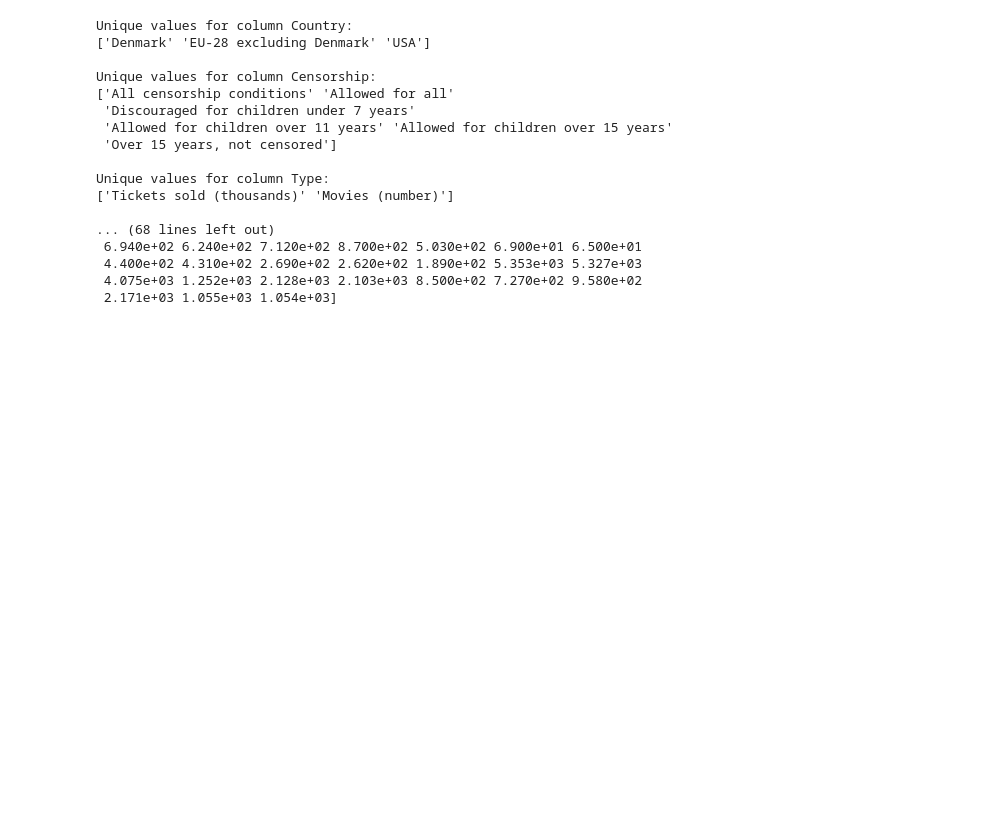
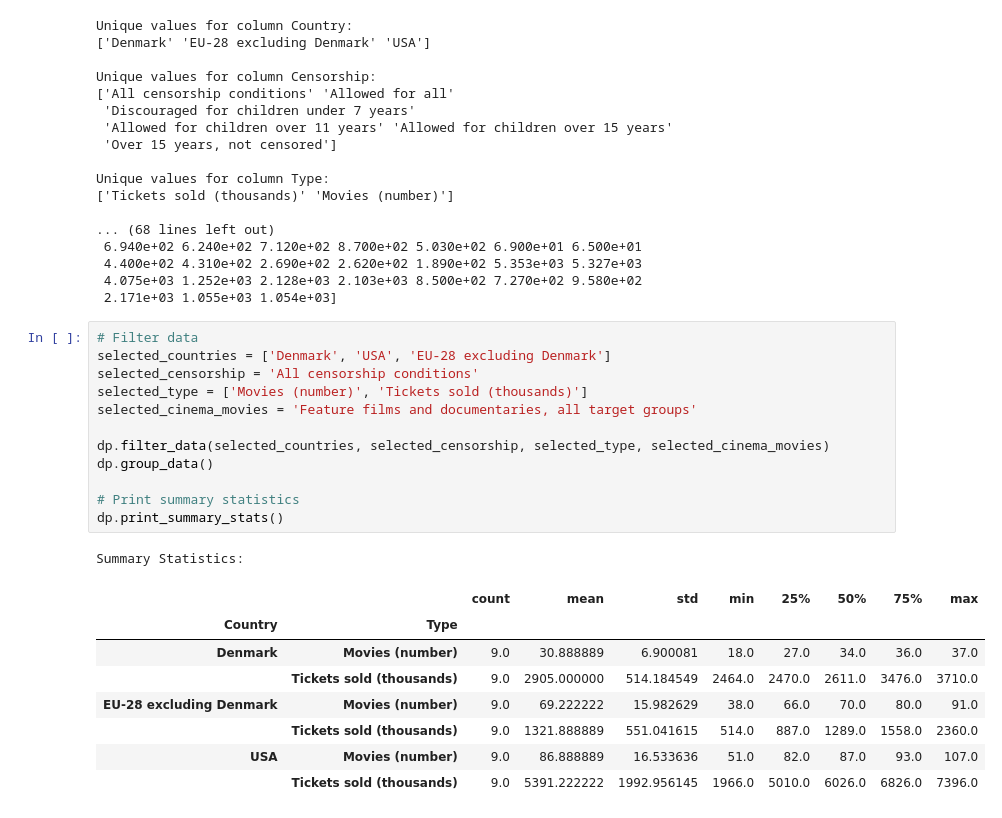
Before and after one commit to NumEconCopenhagen/projects-2024-anna-signe-og-klara, a Jupyter notebook: dataproject/dataproject2.ipynb, the cells around one changed output. Cells and saved outputs as stored; diff of their text form; blank space fills up the shorter version.

```diff
--- a/dataproject/dataproject2.ipynb
+++ b/dataproject/dataproject2.ipynb
@@ -53,3 +56,25 @@ Unique values for column Type:
  4.400e+02 4.310e+02 2.690e+02 2.620e+02 1.890e+02 5.353e+03 5.327e+03
  4.075e+03 1.252e+03 2.128e+03 2.103e+03 8.500e+02 7.270e+02 9.580e+02
  2.171e+03 1.055e+03 1.054e+03]
+# %%
+# Filter data
+selected_countries = ['Denmark', 'USA', 'EU-28 excluding Denmark']
+selected_censorship = 'All censorship conditions'
+selected_type = ['Movies (number)', 'Tickets sold (thousands)']
+selected_cinema_movies = 'Feature films and documentaries, all target groups'
+
+dp.filter_data(selected_countries, selected_censorship, selected_type, selected_cinema_movies)
+dp.group_data()
+
+# Print summary statistics
+dp.print_summary_stats()
+# %% [output]
+Summary Statistics:
+|  |  | count | mean | std | min | 25% | 50% | 75% | max |
+| Country | Type |  |  |  |  |  |  |  |  |
+| Denmark | Movies (number) | 9.0 | 30.888889 | 6.900081 | 18.0 | 27.0 | 34.0 | 36.0 | 37.0 |
+|  | Tickets sold (thousands) | 9.0 | 2905.000000 | 514.184549 | 2464.0 | 2470.0 | 2611.0 | 3476.0 | 3710.0 |
+| EU-28 excluding Denmark | Movies (number) | 9.0 | 69.222222 | 15.982629 | 38.0 | 66.0 | 70.0 | 80.0 | 91.0 |
+|  | Tickets sold (thousands) | 9.0 | 1321.888889 | 551.041615 | 514.0 | 887.0 | 1289.0 | 1558.0 | 2360.0 |
+| USA | Movies (number) | 9.0 | 86.888889 | 16.533636 | 51.0 | 82.0 | 87.0 | 93.0 | 107.0 |
+|  | Tickets sold (thousands) | 9.0 | 5391.222222 | 1992.956145 | 1966.0 | 5010.0 | 6026.0 | 6826.0 | 7396.0 |
```
Also changed, not shown: parts of 3 cells of this notebook, 1 other file.
